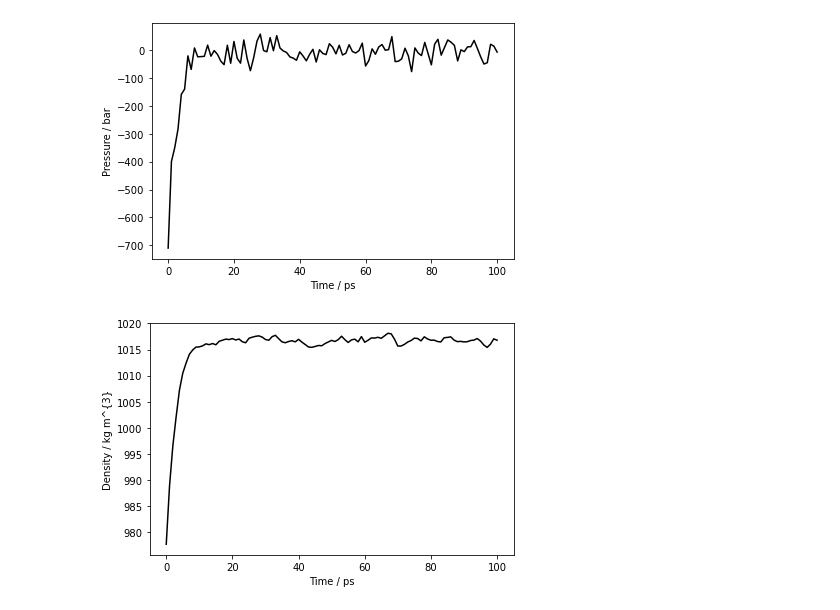
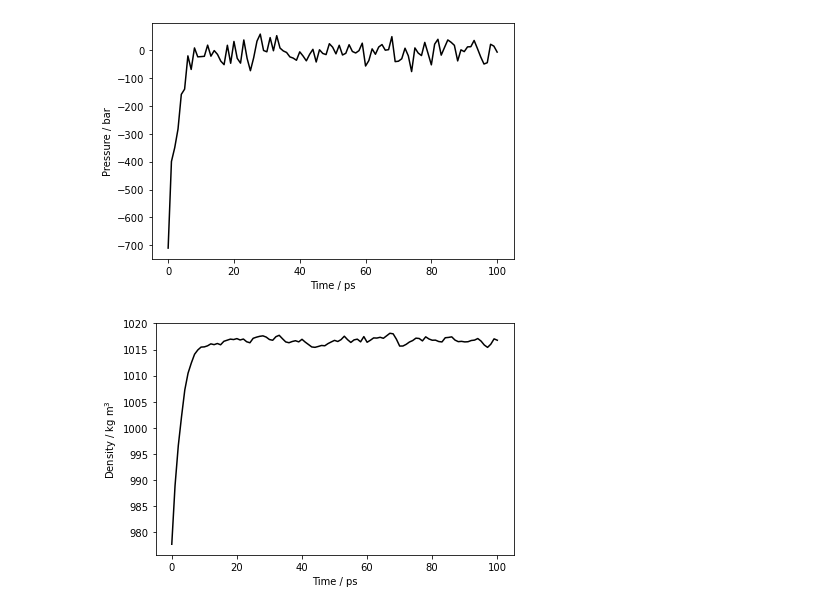
Before and after one commit to jasmin-guven/idp_md, a Jupyter notebook: scripts/plot_md.ipynb, the cells around one changed output. Cells and saved outputs as stored; diff of their text form; code cells hidden in the pictures.

```diff
--- a/scripts/plot_md.ipynb
+++ b/scripts/plot_md.ipynb
@@ -72,12 +72,12 @@ plt.savefig("../plots/pressure.png")
 # %%
 density_file = "../pulling_npt/density.xvg"
 reader = mda.auxiliary.XVG.XVGReader(density_file)
 time = [step.data[0] for step in reader]
 density = [step.data[1] for step in reader]
 plt.plot(time, density, c="black")
 plt.xlabel("Time / ps")
-plt.ylabel(r"Density / kg m^{3}")
+plt.ylabel(r"Density / kg m$^{3}$")
 plt.tight_layout()
 plt.savefig("../plots/density.png")
 # %% [output]
-[figure, old version]
+[figure, new version]
```
Also changed, not shown: 1 other file.
